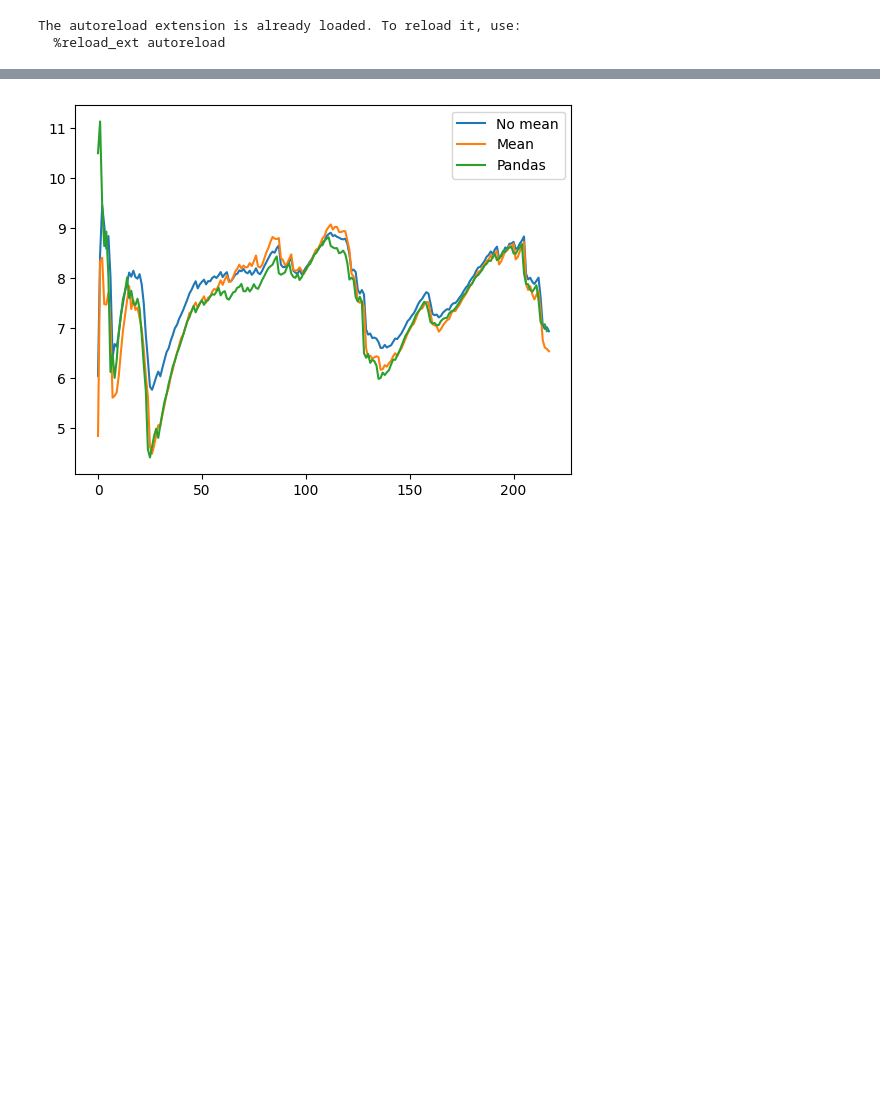
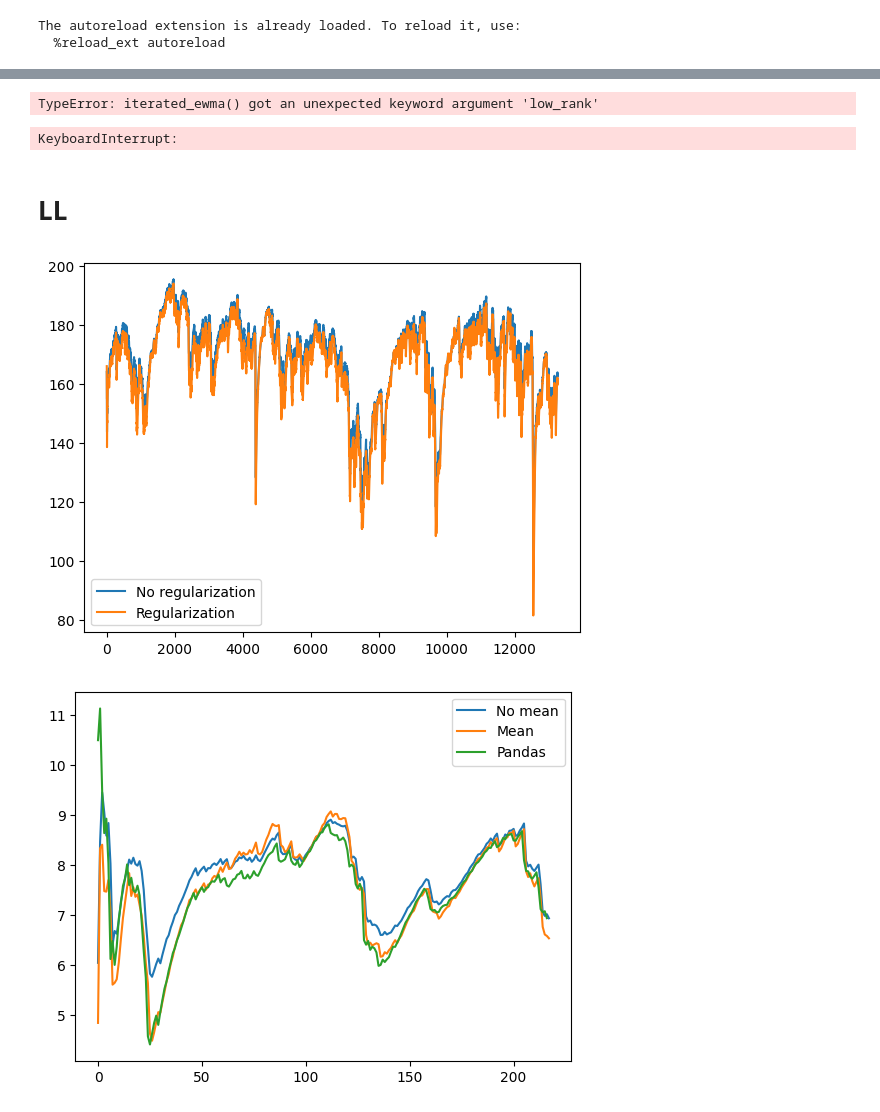
Before and after one commit to cvxgrp/cov_pred_finance, a Jupyter notebook: notebooks/playground.ipynb, the cells around one changed output, grey strips where cells are left out. Saved outputs shown, nothing was run; the diff lists cells and outputs as text; code cells hidden in the pictures; blank space fills up the shorter version.

Commit message:
regularization implemented

```diff
--- a/notebooks/playground.ipynb
+++ b/notebooks/playground.ipynb
@@ -28 +27,8 @@ returns = returns.resample('Q').apply(lambda x: (1+x).prod()-1)
 # returns = returns.resample('M').apply(lambda x: (1+x).prod()-1)
+# %%
+data = pd.read_csv("/Users/kasper/Documents/Stanford/Research/Data/SP500/asset_data_2000_to_2023.csv", index_col=0, parse_dates=True)
+
+data = data.drop(["TICKER", "PERMCO"], axis=1)
+prices = pd.pivot_table(data, values='PRC', index='date', columns='PERMNO', fill_value=None)
+prices.index = pd.to_datetime(prices.index, format="%Y-%m-%d")
+returns = prices.pct_change().dropna(axis=0, how="all")
@@ -29,3 +46,28 @@ returns = returns.resample('Q').apply(lambda x: (1+x).prod()-1)
+# %%
+iewma_reg = iterated_ewma(returns, vola_halflife=125, cov_halflife=250, min_periods=20, low_rank=20)
+# %% [output]
+TypeError: iterated_ewma() got an unexpected keyword argument 'low_rank'
 # %%
-iewma = iterated_ewma(returns, vola_halflife=10, cov_halflife=21, mean=False, min_periods=20)
-iewma_mean = iterated_ewma(returns, vola_halflife=10, cov_halflife=21, mean=True, min_periods=20)
+iewma = iterated_ewma(returns.iloc[:500], vola_halflife=250, cov_halflife=250, min_periods_vola=21, min_periods_cov=250)
+iewma_reg = iterated_ewma(returns.iloc[:500], vola_halflife=125, cov_halflife=250, min_periods_vola=21, min_periods_cov=250, low_rank=50)
+# iewma_mean = iterated_ewma(returns, vola_halflife=10, cov_halflife=21, mean=True, min_periods=20)
+# %% [output]
+KeyboardInterrupt:
+# %% [markdown]
+# LL
+# %%
+r_temp = returns.loc[pd.Series(iewma).index].values[1:]
+Sigmas_temp = np.stack([iewma[t].values for t in iewma.keys()])[:-1]
+
+ll = log_likelihood(r_temp, Sigmas_temp, means=None)
+# %%
+r_temp = returns.loc[pd.Series(iewma_reg).index].values[1:]
+Sigmas_temp = np.stack([iewma_reg[t].values for t in iewma_reg.keys()])[:-1]
+
+ll_reg = log_likelihood(r_temp, Sigmas_temp)
+# %%
+plt.plot(ewma(ll,21), label="No regularization")
+plt.plot(ewma(ll_reg,21), label="Regularization")
+plt.legend();
+# %% [output]
+[figure, added]
```
Also changed, not shown: parts of 9 cells of this notebook, 3 other files.
